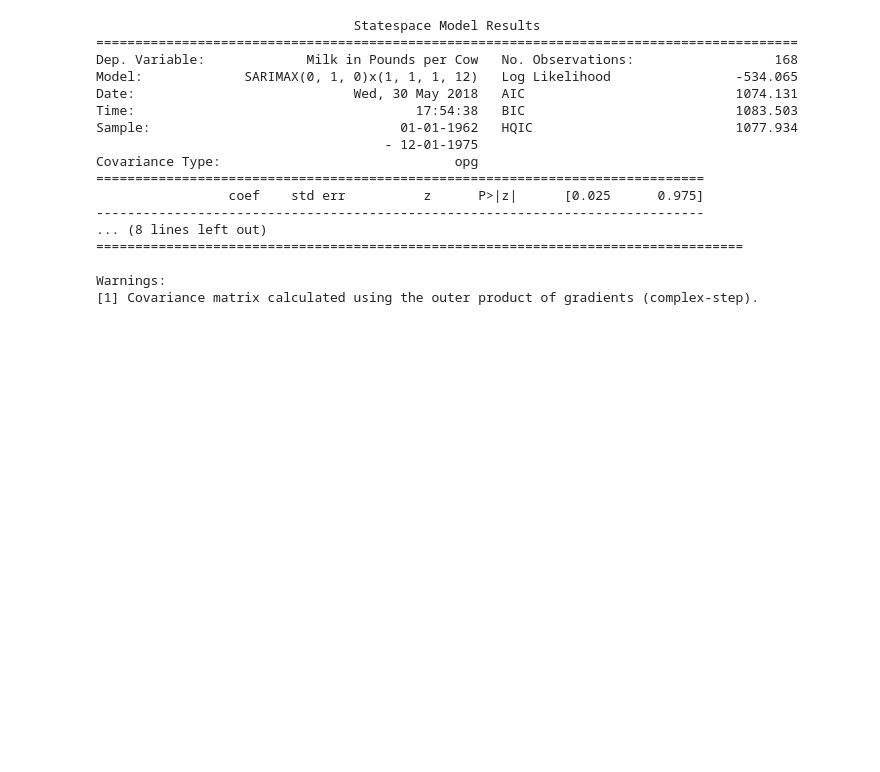
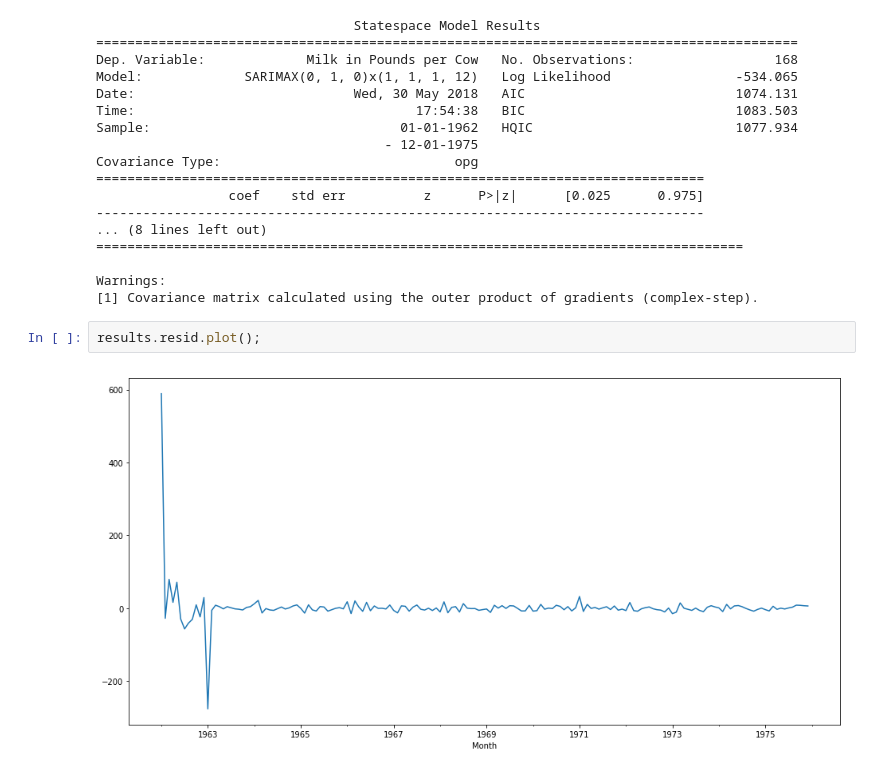
Before and after one commit to maykulkarni/algo_trading, a Jupyter notebook: 3. Time series analysis.ipynb, the cells around one changed output. Drawn from its saved outputs; the diff is of its cells as text; blank space fills up the shorter version.

```diff
--- a/3. Time series analysis.ipynb
+++ b/3. Time series analysis.ipynb
@@ -339,3 +339,7 @@ Covariance Type:                              opg
 
 Warnings:
 [1] Covariance matrix calculated using the outer product of gradients (complex-step).
+# %%
+results.resid.plot();
+# %% [output]
+[figure, added]
```
Also changed, not shown: parts of 3 cells of this notebook, 3 other files.
